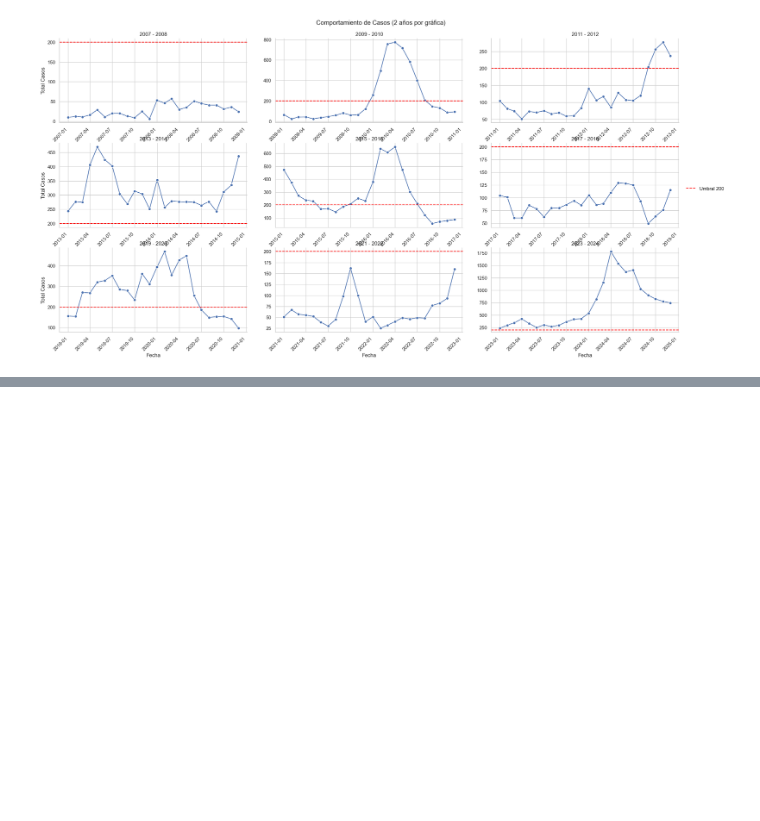
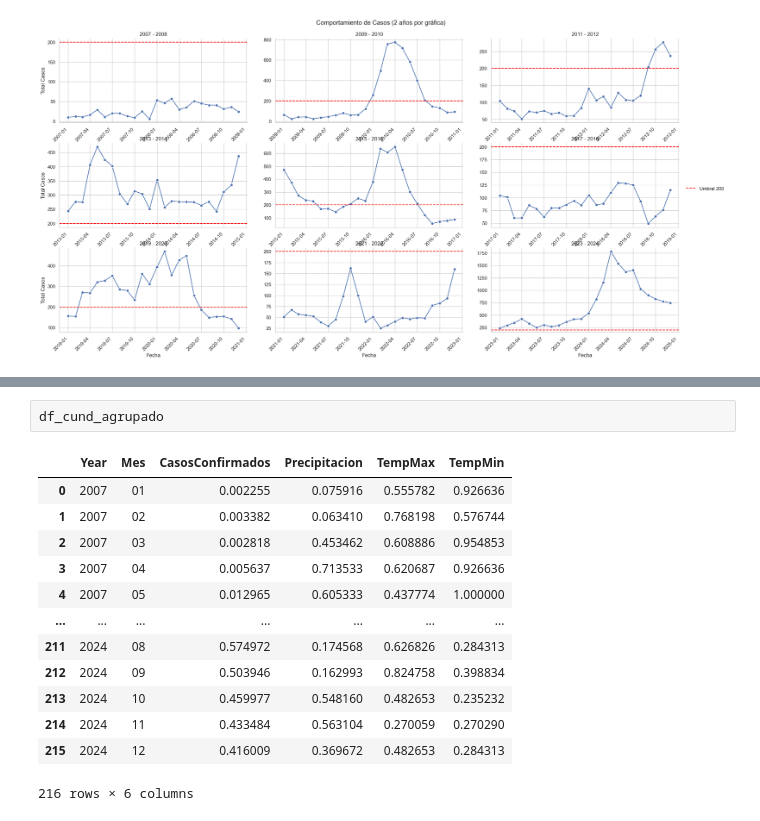
Before and after one commit to SergioSG24/aedes_prototype, a Jupyter notebook: BaseDengue.ipynb, the cells around one changed output, grey strips where cells are left out. Saved outputs shown, nothing was run; the diff lists cells and outputs as text; blank space fills up the shorter version.

```diff
--- a/BaseDengue.ipynb
+++ b/BaseDengue.ipynb
@@ -463,0 +547,16 @@ for col in cols:
+# %%
+df_cund_agrupado
+# %% [output]
+|  | Year | Mes | CasosConfirmados | Precipitacion | TempMax | TempMin |
+| 0 | 2007 | 01 | 0.002255 | 0.075916 | 0.555782 | 0.926636 |
+| 1 | 2007 | 02 | 0.003382 | 0.063410 | 0.768198 | 0.576744 |
+| 2 | 2007 | 03 | 0.002818 | 0.453462 | 0.608886 | 0.954853 |
+| 3 | 2007 | 04 | 0.005637 | 0.713533 | 0.620687 | 0.926636 |
+| 4 | 2007 | 05 | 0.012965 | 0.605333 | 0.437774 | 1.000000 |
+| ... | ... | ... | ... | ... | ... | ... |
+| 211 | 2024 | 08 | 0.574972 | 0.174568 | 0.626826 | 0.284313 |
+| 212 | 2024 | 09 | 0.503946 | 0.162993 | 0.824758 | 0.398834 |
+| 213 | 2024 | 10 | 0.459977 | 0.548160 | 0.482653 | 0.235232 |
+| 214 | 2024 | 11 | 0.433484 | 0.563104 | 0.270059 | 0.270290 |
+| 215 | 2024 | 12 | 0.416009 | 0.369672 | 0.482653 | 0.284313 |
+216 rows × 6 columns
```
Also changed, not shown: parts of 5 cells of this notebook, 1 other file.
